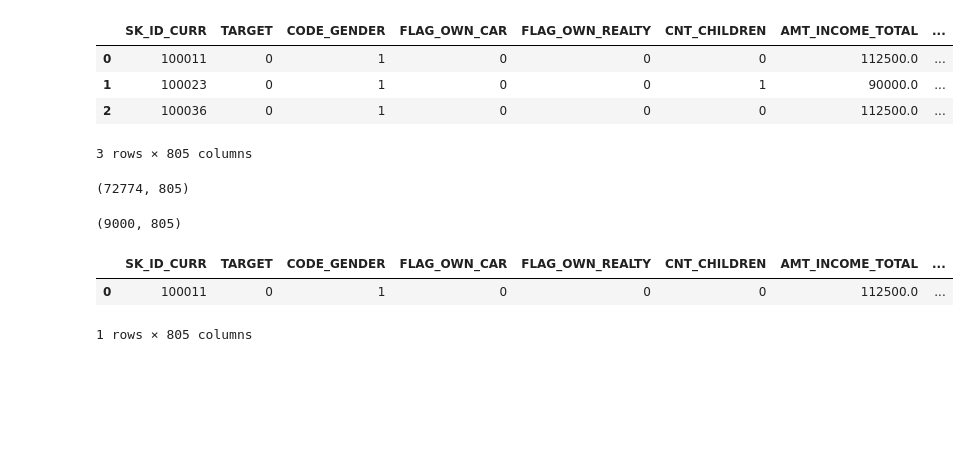
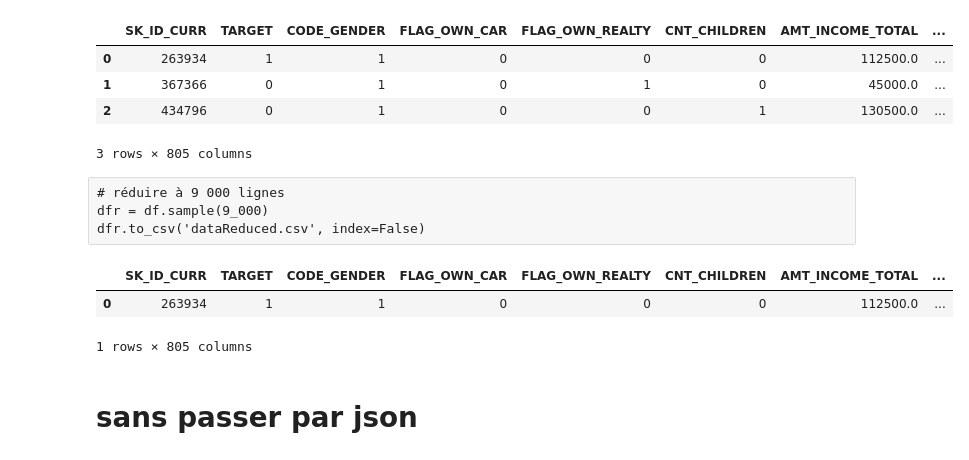
Before and after one commit to tristanmsct/P7_Dashboard, a Jupyter notebook: tests.ipynb, the cells around one changed output. Cells and saved outputs as stored; diff of their text form; code cells hidden in the pictures; blank space fills up the shorter version.

```diff
--- a/tests.ipynb
+++ b/tests.ipynb
@@ -2,22 +2,11 @@
 import pandas as pd
 import pickle
 # %%
-df0 = pd.read_csv('/Users/anne/DS7Dashboard/data/DS7 dfJointé.csv')
-df = df0.loc[df0['TARGET']!=2]
+df = pd.read_csv('dataReduced.csv')
 df.head(3)
 # %% [output]
 |  | SK_ID_CURR | TARGET | CODE_GENDER | FLAG_OWN_CAR | FLAG_OWN_REALTY | CNT_CHILDREN | AMT_INCOME_TOTAL | ... |
-| 0 | 100011 | 0 | 1 | 0 | 0 | 0 | 112500.0 | ... |
-| 1 | 100023 | 0 | 1 | 0 | 0 | 1 | 90000.0 | ... |
-| 2 | 100036 | 0 | 1 | 0 | 0 | 0 | 112500.0 | ... |
+| 0 | 263934 | 1 | 1 | 0 | 0 | 0 | 112500.0 | ... |
+| 1 | 367366 | 0 | 1 | 0 | 1 | 0 | 45000.0 | ... |
+| 2 | 434796 | 0 | 1 | 0 | 0 | 1 | 130500.0 | ... |
 3 rows × 805 columns
-# %%
-df.shape
-# %% [output]
-(72774, 805)
-# %%
-# réduire ) 50 000 lignes
-dfr = df.sample(9_000)
-dfr.shape
-# %% [output]
-(9000, 805)
@@ -26,10 +13,16 @@ dfr.to_csv('dataReduced.csv', index=False)
+# %% [raw]
+# réduire à 9 000 lignes
+dfr = df.sample(9_000)
+dfr.to_csv('dataReduced.csv', index=False)
 # %%
-client = df.loc[df['SK_ID_CURR']==100011]
+client = df.loc[df['SK_ID_CURR']==263934]
 client
 # %% [output]
 |  | SK_ID_CURR | TARGET | CODE_GENDER | FLAG_OWN_CAR | FLAG_OWN_REALTY | CNT_CHILDREN | AMT_INCOME_TOTAL | ... |
-| 0 | 100011 | 0 | 1 | 0 | 0 | 0 | 112500.0 | ... |
+| 0 | 263934 | 1 | 1 | 0 | 0 | 0 | 112500.0 | ... |
 1 rows × 805 columns
+# %% [markdown]
+# sans passer par json
 # %%
 # mise au format
 feats = [f for f in df.columns if f not in ['TARGET','SK_ID_CURR','SK_ID_BUREAU','SK_ID_PREV']]
```
Also changed, not shown: parts of 14 cells of this notebook, 4 other files.
